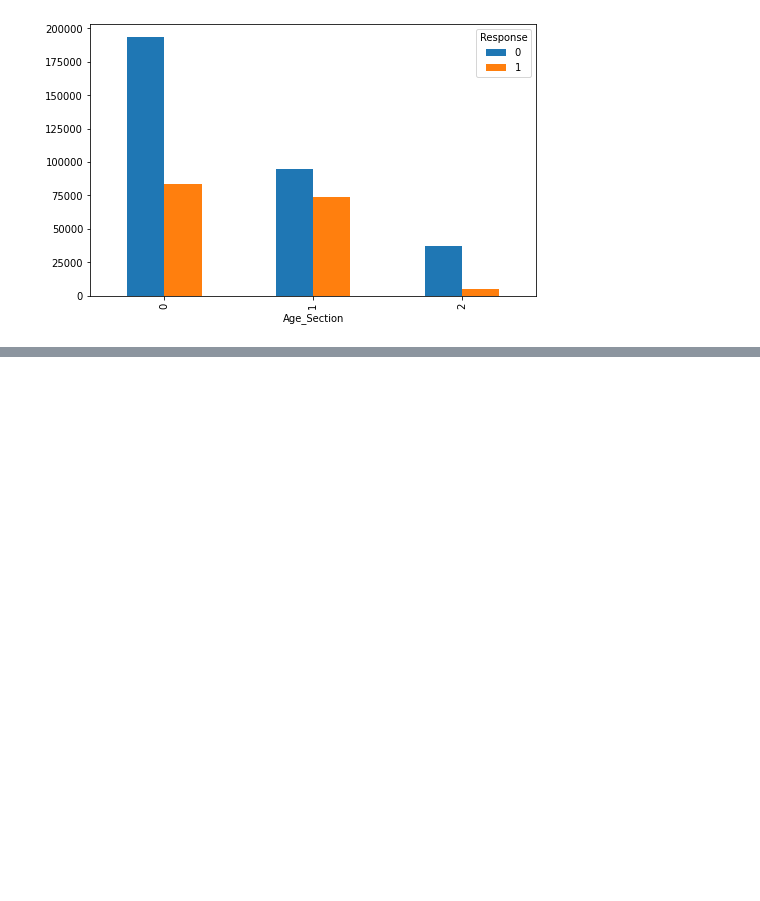
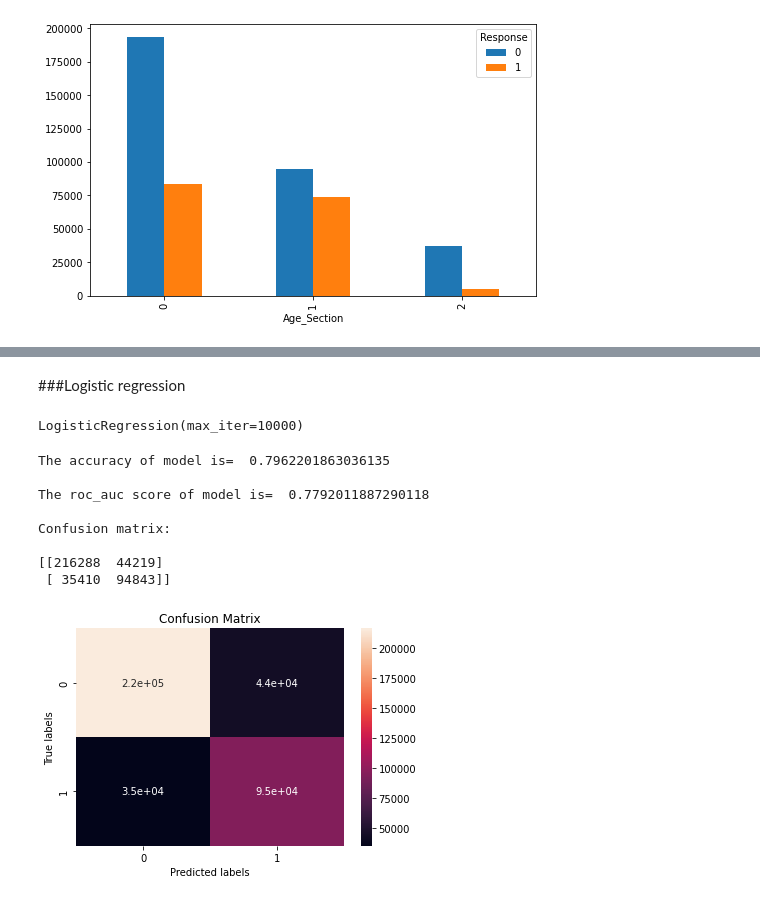
Before and after one commit to gauriagarwal18/HEALTH-INSURANCE-CROSS-SELL-PREDICTION, a Jupyter notebook: HEALTH_INSURANCE_CROSS_SELL_PREDICTION.ipynb, the cells around one changed output, grey strips where cells are left out. Saved outputs shown, nothing was run; the diff lists cells and outputs as text; code cells hidden in the pictures; blank space fills up the shorter version.

```diff
--- a/HEALTH_INSURANCE_CROSS_SELL_PREDICTION.ipynb
+++ b/HEALTH_INSURANCE_CROSS_SELL_PREDICTION.ipynb
@@ -763,0 +770,25 @@ for c in independent_categorical_features:
+# %%
+def model_checking(original,predicted,labels=["possibility1","possibility2"]):
+  from sklearn.metrics import accuracy_score, confusion_matrix, roc_auc_score
+  model_accuracy=accuracy_score(predicted,original)
+  print("The accuracy of model is= ", model_accuracy,"\n")
+  rocauc_score=roc_auc_score(original,predicted)
+  print("The roc_auc score of model is= ", rocauc_score,"\n")
+  print("Confusion matrix: \n")
+  cm=confusion_matrix(original,predicted)
+  print(cm)
+  ax= plt.subplot()
+  sns.heatmap(cm, annot=True, ax = ax) #annot=True to annotate cells
+  # labels, title and ticks
+  ax.set_xlabel('Predicted labels')
+  ax.set_ylabel('True labels')
+  ax.set_title('Confusion Matrix')
+  ax.xaxis.set_ticklabels(labels)
+  ax.yaxis.set_ticklabels(labels)
+# %%
+from sklearn.model_selection import train_test_split
+x=insurance[independent_var].copy()  #independent features
+y=insurance[dependent_var].copy()       #dependent features
+x_train,x_test,y_train,y_test=train_test_split(x,y,test_size=0.2, random_state=0,stratify=y)
+# %% [markdown]
+###Logistic regression
@@ -763,0 +798,6 @@ for c in independent_categorical_features:
+# %%
+from sklearn.linear_model import LogisticRegression
+logistic=LogisticRegression(fit_intercept=True, max_iter=10000)
+logistic.fit(x_train,y_train)
+# %% [output]
+LogisticRegression(max_iter=10000)
@@ -763,0 +807,15 @@ for c in independent_categorical_features:
+# %%
+train_predicted=logistic.predict(x_train)
+test_predicted=logistic.predict(x_test)
+# %%
+model_checking(y_train, train_predicted,labels=["0","1"])
+# %% [output]
+The accuracy of model is=  0.7962201863036135
+
+The roc_auc score of model is=  0.7792011887290118
+
+Confusion matrix:
+
+[[216288  44219]
+ [ 35410  94843]]
+[figure, added]
```
Also changed, not shown: parts of 16 cells of this notebook.
